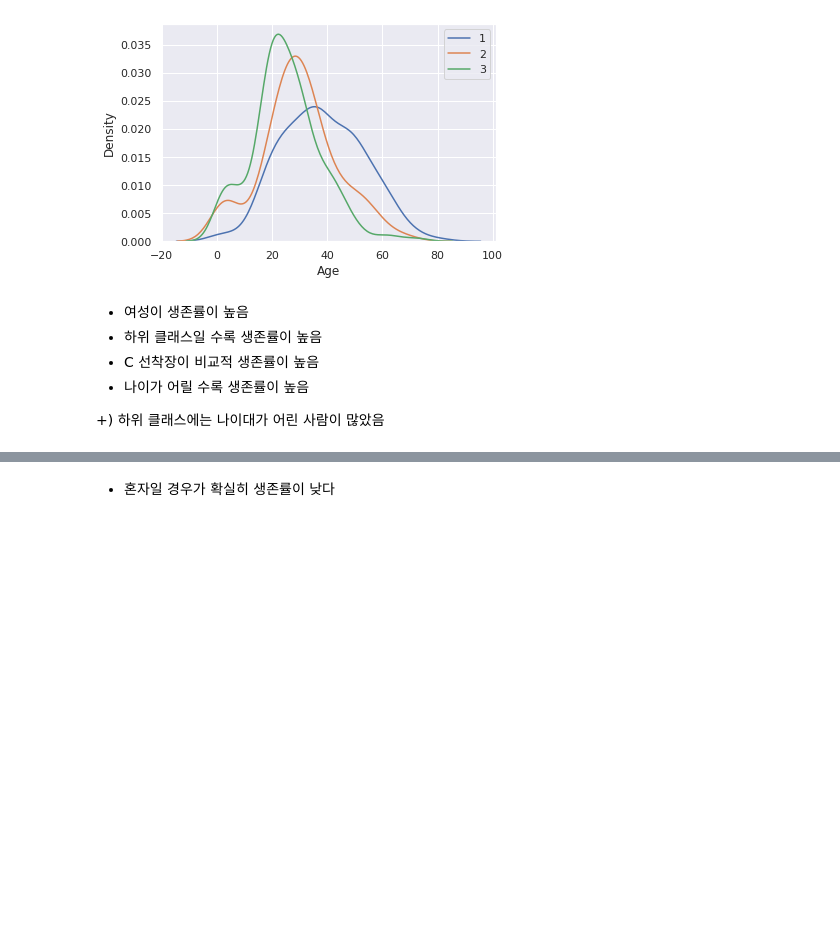
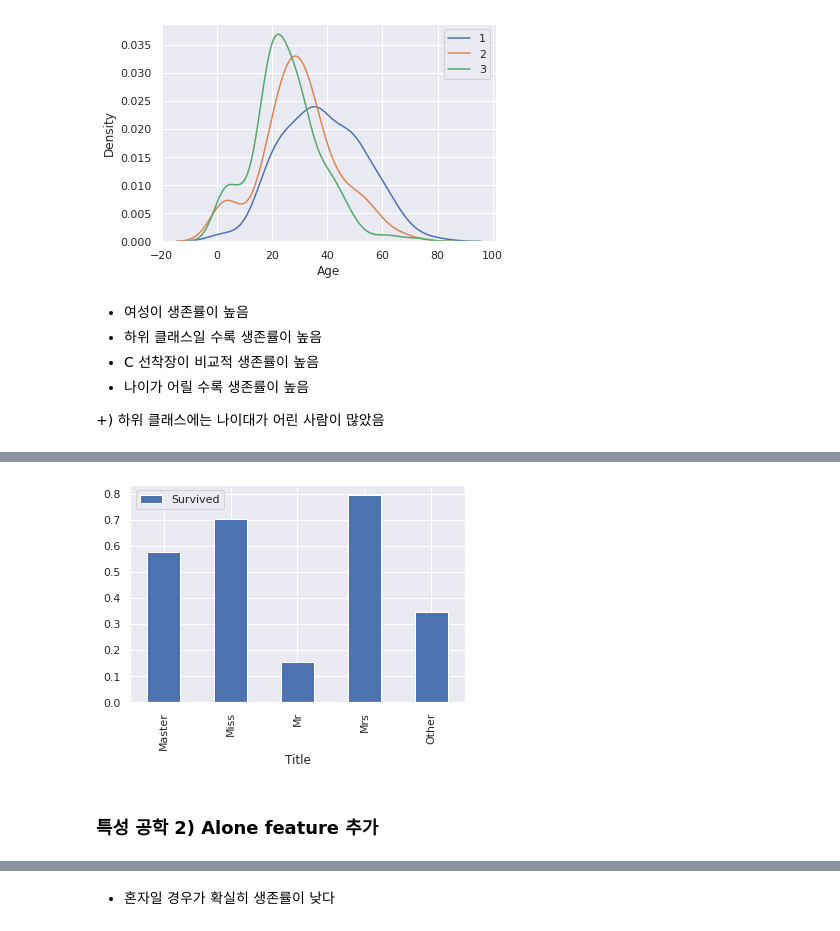
Before and after one commit to lauvsong/TITANIC_surviver_prediction, a Jupyter notebook: TITANIC.ipynb, the cells around one changed output, grey strips where cells are left out. Cells and saved outputs as stored; diff of their text form; code cells hidden in the pictures; blank space fills up the shorter version.

```diff
--- a/TITANIC.ipynb
+++ b/TITANIC.ipynb
@@ -186,3 +209,10 @@ train.head()
+# %%
+train[['Title', 'Survived']].groupby(['Title'], as_index=True).mean().plot.bar()
+plt.show()
+# %% [output]
+[figure, added]
+# %% [markdown]
+### 특성 공학 2) Alone feature 추가
 # %%
 train['family_size'] = train['SibSp'] + train['Parch']
 
```
Also changed, not shown: parts of 29 cells of this notebook.
